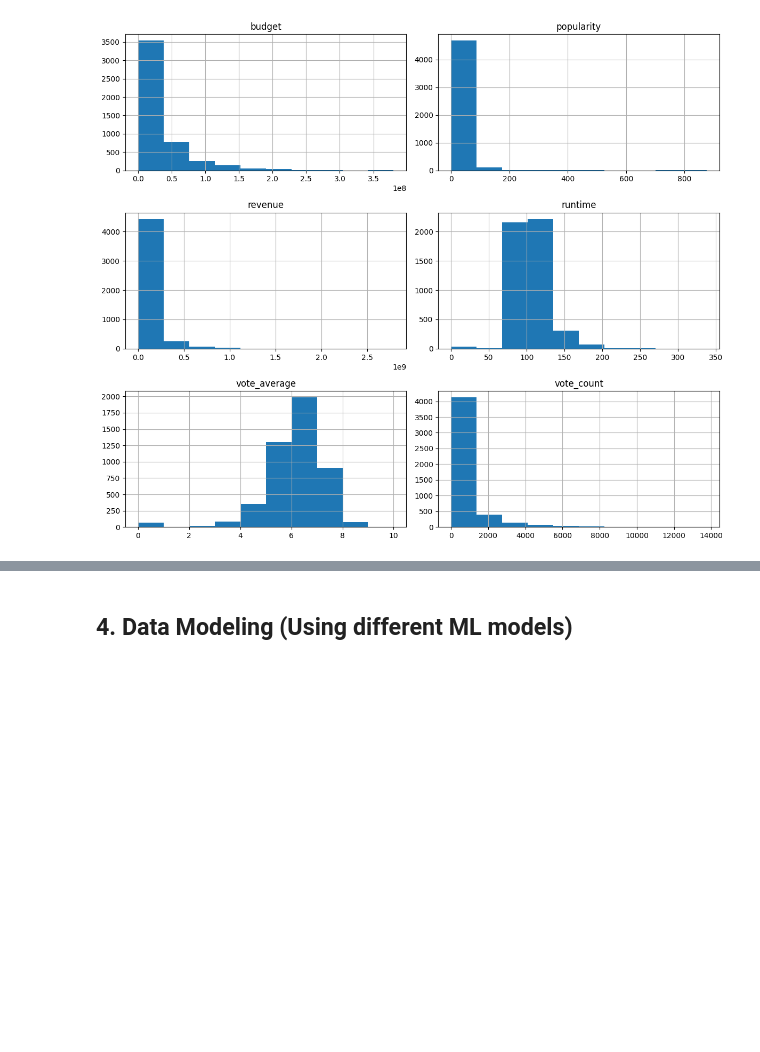
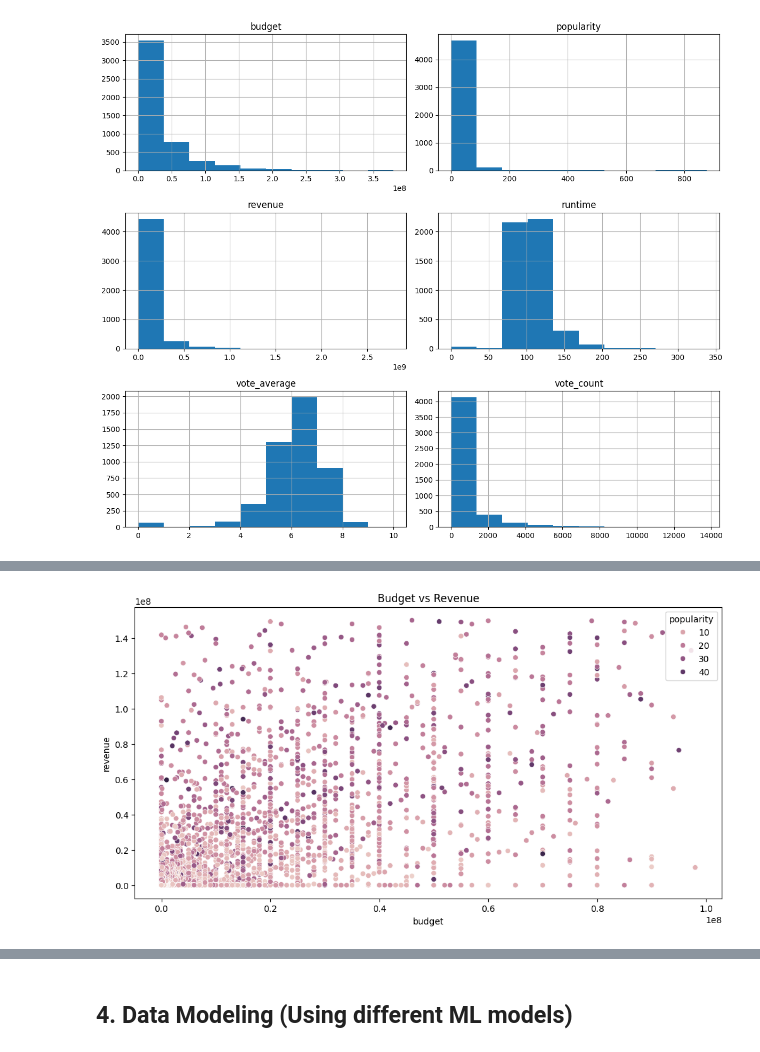
Before and after one commit to hsmmi/TMDB-5000-Movie-Dataset, a Jupyter notebook: main.ipynb, the cells around one changed output, grey strips where cells are left out. Drawn from its saved outputs; the diff is of its cells as text; code cells hidden in the pictures; blank space fills up the shorter version.

```diff
--- a/main.ipynb
+++ b/main.ipynb
@@ -273,3 +302,11 @@ plt.show()
+# %%
+# colorful Plot budget vs revenue
+plt.figure(figsize=(12, 6))
+sns.scatterplot(x="budget", y="revenue", data=df, hue="popularity")
+plt.title("Budget vs Revenue")
+plt.show()
+# %% [output]
+[figure, added]
 # %%
 # Correlation matrix
 plt.figure(figsize=(12, 8))
```
Also changed, not shown: parts of 10 cells of this notebook, 2 other files.
